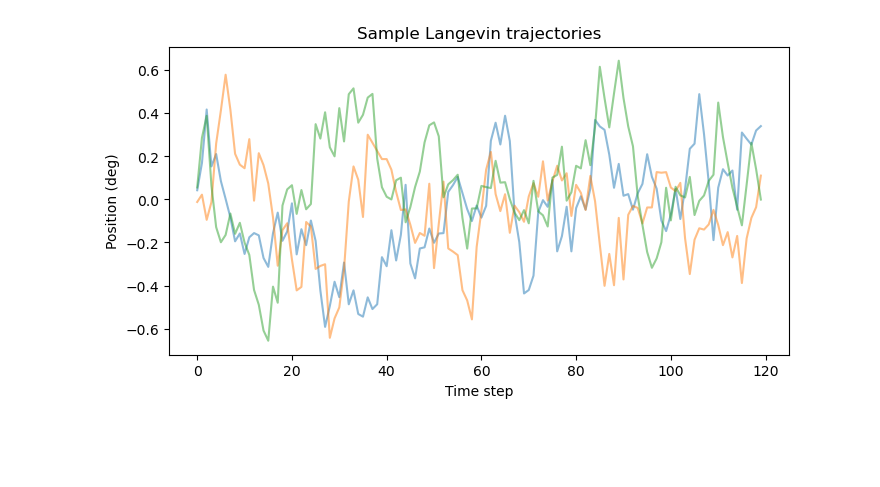
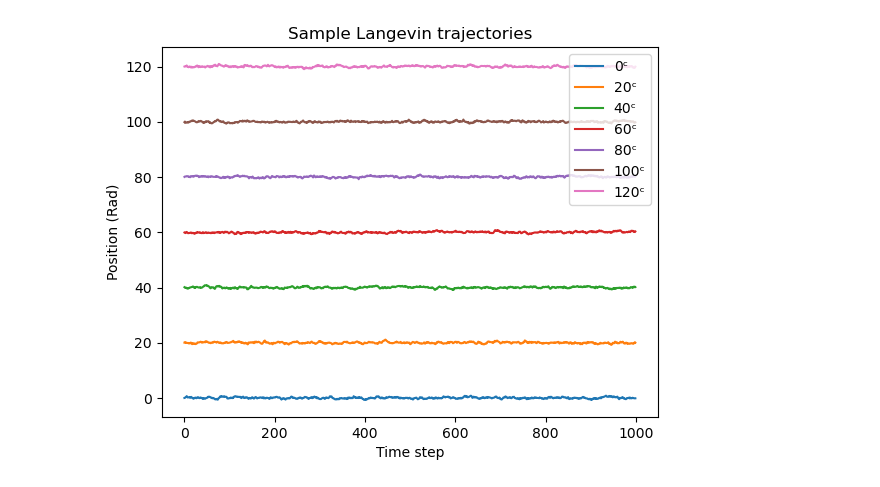
Before and after one commit to RobertAFenn/F1-ATPase-simulation, a Jupyter notebook: main.ipynb, the cells around one changed output. Drawn from its saved outputs; the diff is of its cells as text; code cells hidden in the pictures; blank space fills up the shorter version.

Commit message:
Complete 1-state simulation and refactor for multi-state

```diff
--- a/main.ipynb
+++ b/main.ipynb
@@ -46,10 +4,29 @@ profile, jump_pdf, profile_coarse, jump_pdf_coarse = compute_angular_profiles(dt
+# %%
+r = 19  # nm - distance from the rotational axis to the center of the sphere
+a = 20  # nm - radius of a sphere (See https://en.wikipedia.org/wiki/Stokes_flow)
+eta = 1e-9  # pN.s/nm^2
+
+LG = LangevinGillespie()
+LG.steps = 1000
+LG.dt = 1e-6
+LG.kappa = 56
+LG.kBT = 4.14
+LG.gammaB = LG.computeGammaB(a, r, eta)
+LG.method = "heun"
 # %%
-# Step Three: Visualize Data
+SIM_ANGLE = 0
+TARGET_ANGLE = SIM_ANGLE
+
+LG.theta_0 = LG.initializeTheta(SIM_ANGLE)
+LG.theta_i = TARGET_ANGLE
+
 plt.figure(figsize=(8, 4))
-time = np.arange(pos_store.shape[0])  # time steps
-for k in range(min(1, nSim)):
-    plt.scatter(time, pos_store[:, k], s=10, alpha=1)
+for i in range(0, 1):
+    simulation_data = LG.simulate()
+    plt.plot(simulation_data[:], alpha=0.50)
+
+
 plt.xlabel("Time step")
-plt.ylabel("Position (deg)")
-plt.title("Sample Langevin trajectories (scatter)");
+plt.ylabel("Position (Rag)")
+plt.title("Sample Langevin trajectories");
 # %% [output]
@@ -57,9 +42,13 @@ plt.title("Sample Langevin trajectories (scatter)");
 # %%
-plt.figure(figsize=(8, 4))
-for k in range(min(3, nSim)):
-    plt.plot(pos_store[:, k], alpha=0.5)
+for angle in range(0, 121, 20):
+    LG.theta_0 = LG.initializeTheta(angle)
+    LG.theta_i = angle
+    simulation_data = LG.simulate()
+    plt.plot(simulation_data[:], alpha=1, label=f"{angle}ᶜ")
+
 plt.xlabel("Time step")
-plt.ylabel("Position (deg)")
-plt.title("Sample Langevin trajectories");
+plt.ylabel("Position (Rad)")
+plt.title("Sample Langevin trajectories")
+plt.legend();
 # %% [output]
-[figure, old version]
+[figure, new version]
```
Also changed, not shown: parts of 15 cells of this notebook, 8 other files.
